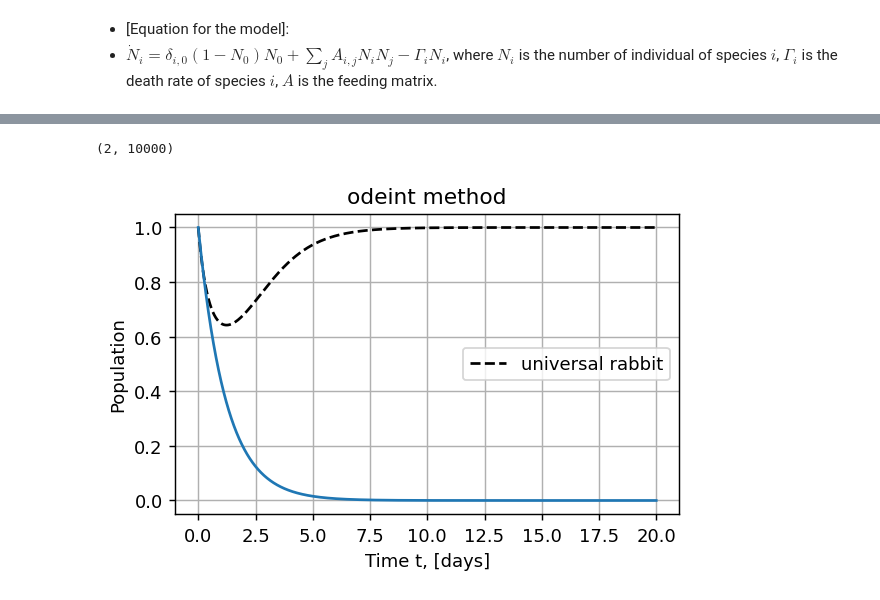
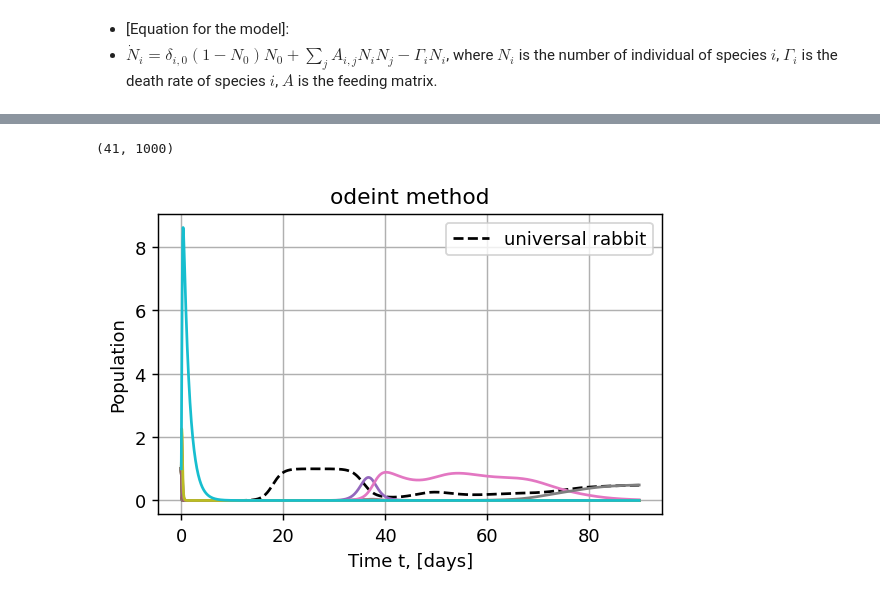
Before and after one commit to asgolovin/universal_rabbit, a Jupyter notebook: notebooks/equations.ipynb, the cells around one changed output, grey strips where cells are left out. Cells and saved outputs as stored; diff of their text form; code cells hidden in the pictures.

```diff
--- a/notebooks/equations.ipynb
+++ b/notebooks/equations.ipynb
@@ -17,7 +17,8 @@ def init_params(n_species, p_interact):
     mask = np.random.rand(n_species, n_species) < p_interact
 
     # all eating bunnies
-    A[0, 1:] = - np.ones(n_species-1)
+    A[0, 1:] = np.ones(n_species-1)
+    A[1:, 0] = - np.ones(n_species-1)
 
     # relations between predators
     for i in range(1, n_species):
@@ -32,15 +33,18 @@ def init_params(n_species, p_interact):
 def derivative(N, t, A, gamma):
     dotN = np.zeros(N.shape)
     dotN[0] = (1 - N[0]) * N[0]
-    dotN += (A @ N) * N
+    dotN += (A.T @ N) * N
     dotN -= gamma * N
     return dotN
 # %%
-Nt = 10000
-t_max = 30. # days
+seed = 42
+np.random.seed(seed)
+
+Nt = 1000
+t_max = 90. # days
 p_interact = 1.0
 t = np.linspace(0.,t_max, Nt)
-n_predators = 1
+n_predators = 40
 N0 = np.ones(n_predators + 1)
 A, gamma = init_params(n_predators + 1, p_interact)
 
@@ -54,19 +75,19 @@ print(A, gamma)
 # %%
 N.shape
 # %% [output]
-(2, 10000)
+(41, 1000)
 # %%
-t_plot = 20
+t_plot = 90
 
 fig, ax = plt.subplots(1,1, figsize = (5,3), dpi=130)
 plt.grid()
 plt.title("odeint method")
 plt.plot(t[t<t_plot], N[0,t<t_plot].T, '--', label = 'universal rabbit', color = 'k')
 plt.plot(t[t<t_plot], N[1:,t<t_plot].T)
 plt.xlabel('Time t, [days]')
 plt.ylabel('Population')
 plt.legend()
 
 plt.show()
 # %% [output]
-[figure, old version]
+[figure, new version]
```
Also changed, not shown: parts of 1 cell of this notebook.
